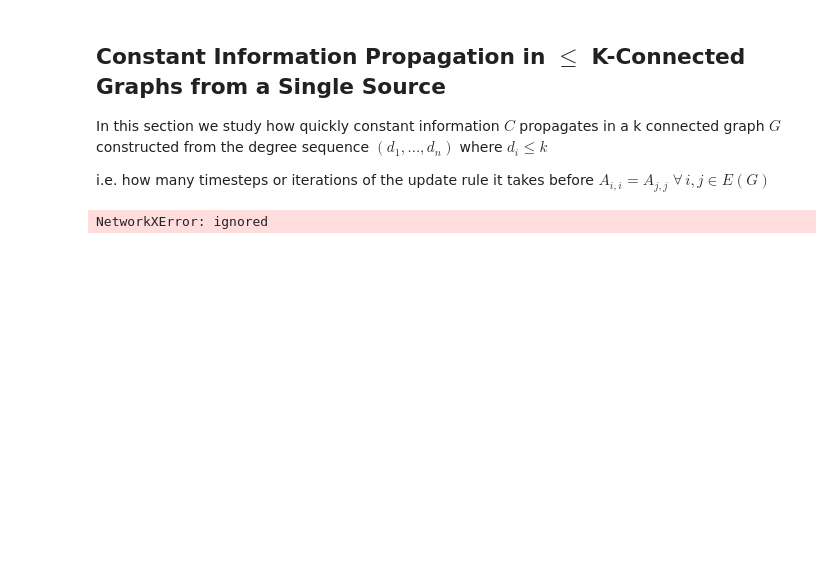
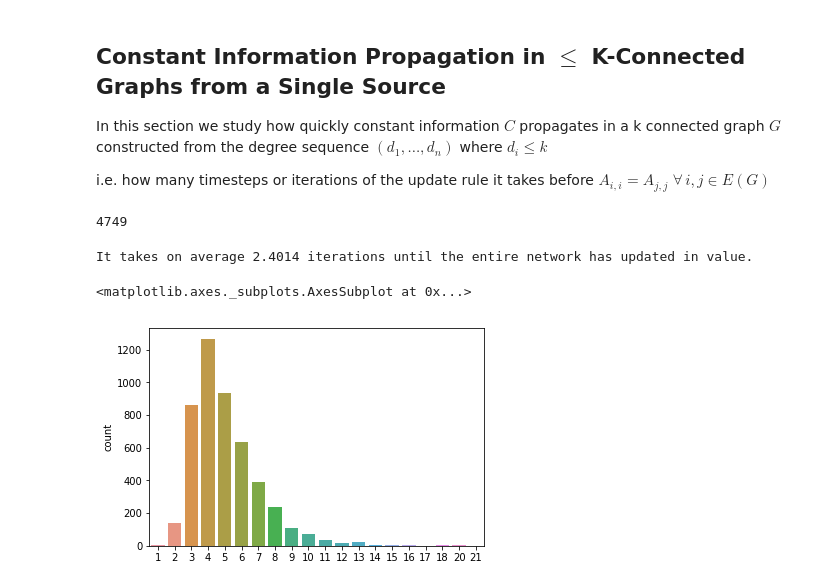
Before and after one commit to HanSeoulOh/mathproblems, a Jupyter notebook: stochasticGraphs.ipynb, the cells around one changed output. Cells and saved outputs as stored; diff of their text form; code cells hidden in the pictures; blank space fills up the shorter version.

```diff
--- a/stochasticGraphs.ipynb
+++ b/stochasticGraphs.ipynb
@@ -222,17 +222,40 @@ standard deviation: 3.7847778058956116
 In this section we study how quickly constant information $C$ propagates in a k connected graph $G$ constructed from the degree sequence $(d_1, ..., d_n)$ where $d_i \leq k$
 
 i.e. how many timesteps or iterations of the update rule it takes before $A_{i, i} = A_{j, j} \; \forall \, i,j \in E(G)$
+# %%
+k = 3
+queue = []
+iterations = 10000
+dsList = []
+
+graphList = []
+for i in range(iterations):
+    sequence = np.random.poisson(k, 10) + 1
+    sequence = np.flip(np.sort(sequence))
+    dsList.append(sequence)
+# %%
+validDSList = []
+for sequence in dsList:
+    if nx.is_graphical(np.flip(np.sort(sequence))):
+      validDSList.append(sequence)
+# %%
+for sequence in validDSList:
+    try:
+      G = nx.random_degree_sequence_graph(sequence, None, 1)
+    except:
+      pass
+    if nx.is_connected(G):
+      A = nx.to_numpy_matrix(G)
+      graphList.append(A)
+# %%
+len(graphList)
+# %% [output]
+4749
 # %%
-k = 3
-queue = []
-iterations = 10
-for i in range(iterations):
-    sequence = np.random.poisson(k, 10)
-    while not nx.is_graphical(np.flip(np.sort(sequence))):
-        sequence = np.random.poisson(k, 10)
-    sequence = np.flip(np.sort(sequence))
+import random
+for graph in graphList:
     count = 0
-    A = nx.to_numpy_matrix(nx.random_degree_sequence_graph(sequence, None, 100000))
+    A = np.zeros((n,n)) + graph
     # print(A)
     A = randomAccumulate(A, n, p)
     while not checkAllEqual(A) and count < 100:
@@ -240,7 +263,7 @@ for i in range(iterations):
         D = np.diag(A)
         # print(A)
         count +=1
-        A = nx.to_numpy_matrix(nx.random_degree_sequence_graph(sequence))
+        A = np.zeros((n,n)) + random.choice(graphList)
         A[np.diag_indices(n)] = np.asmatrix(D)
     queue.append(count)
     count = 0
@@ -248,4 +271,9 @@ for i in range(iterations):
 average = sum(queue)/iterations
 print("It takes on average " + str(average) + " iterations until the entire network has updated in value.")
 # %% [output]
-NetworkXError: ignored
+It takes on average 2.4014 iterations until the entire network has updated in value.
+# %%
+sns.countplot(list(map(int, queue)))
+# %% [output]
+<matplotlib.axes._subplots.AxesSubplot at 0x...>
+[figure, added]
```
